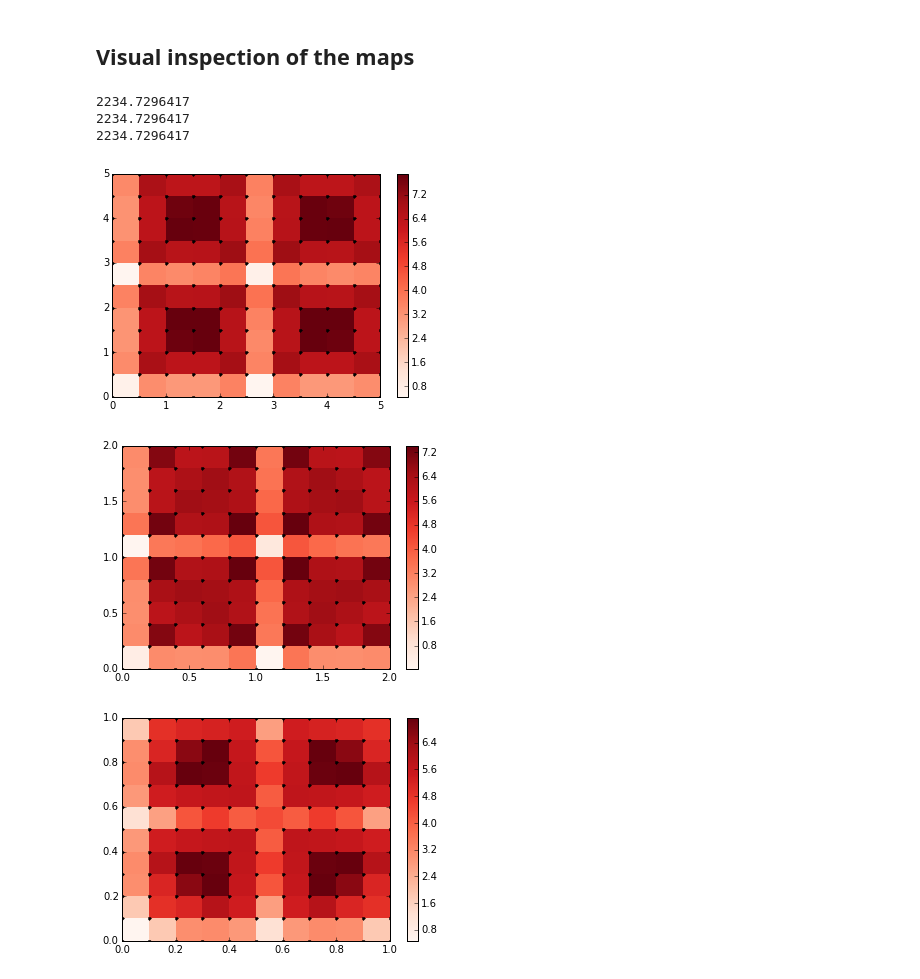
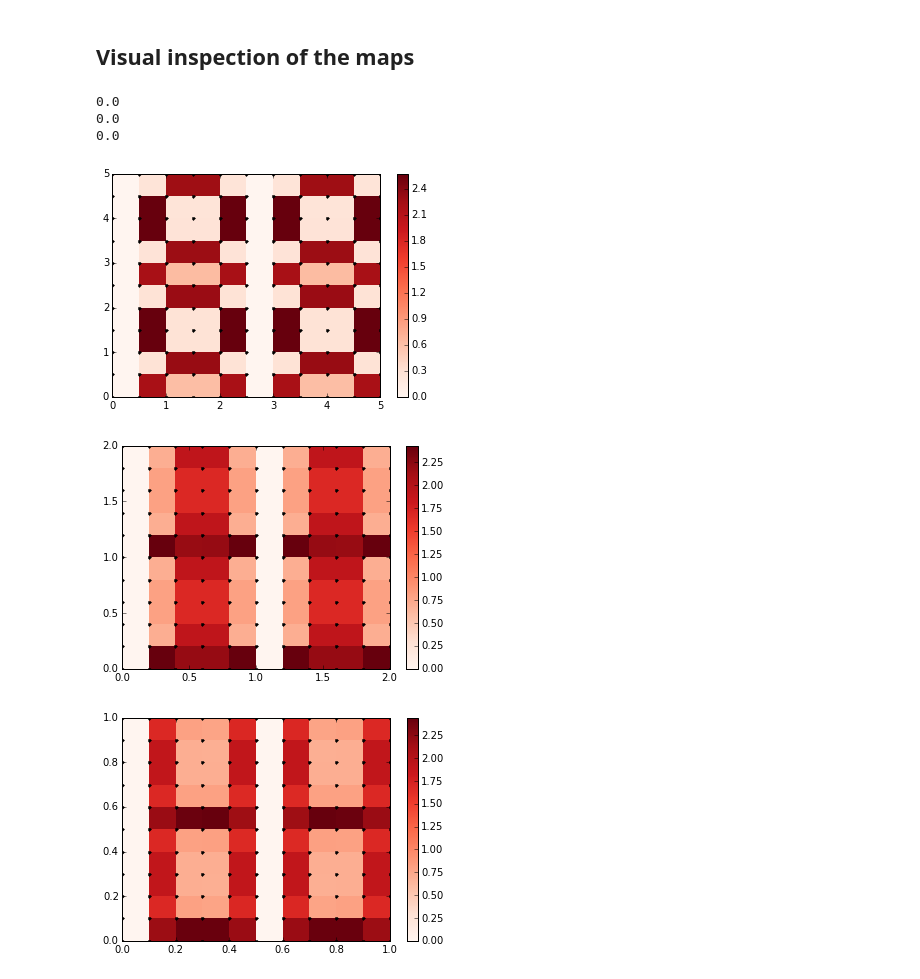
Before and after one commit to pinga-lab/paper-tesseroids, a Jupyter notebook: notebooks/tesseroid_vs_spherical_shell.ipynb, the cells around one changed output. Saved outputs shown, nothing was run; the diff lists cells and outputs as text; code cells hidden in the pictures.

```diff
--- a/notebooks/tesseroid_vs_spherical_shell.ipynb
+++ b/notebooks/tesseroid_vs_spherical_shell.ipynb
@@ -124,7 +124,7 @@ def make_model_file(size, top, bottom, density, verbose=False, return_mesh=False
         return fname
 # %%
 size = 30
-top, bottom = 0, -10000
+top, bottom = 1000, 0
 density = 2670
 model_file, mesh = make_model_file(size, top, bottom, density, verbose=True, return_mesh=True)
 # %% [output]
@@ -177,8 +172,8 @@ def calc_tess_effect(fname, height, size, ratio):
         tessgzz $fname $flag > $outfile
     return outfile
 # %%
-ratio = np.arange(0, 5.5, 0.5)
-height = 0.01*size*111e3
+ratio = np.arange(0, 7.5, 0.5)
+height = top + 1000
 # %%
 tess_out_files = [calc_tess_effect(model_file, height, size, r) for r in ratio]
 # %%
@@ -215,7 +214,8 @@ def calc_differences(shell, tess_files):
     diff = np.empty((10, ratio.size))
     for i, fname in enumerate(tess_files):
         tess = load_data(fname)
-        diff[:, i] = np.abs(shell - tess).max(axis=0)
+        d = np.abs(shell - tess).max(axis=0)
+        diff[:, i] = d
     return diff
 # %%
 diff = calc_differences(shell_data, tess_out_files)
@@ -262,12 +262,11 @@ To check if the results are dependent on the size of the tesseroids.
 # %%
 sizes = [5, 2, 1]
 # %%
-height = 1000
+height = top + 1000
 tess_files_per_size = []
 for s in sizes:
     print('Calculating size {}'.format(s))
     mfile = make_model_file(s, top, bottom, density)
-    #h = 0.01*s*111e3
     tess_files_per_size.append([calc_tess_effect(mfile, height, s, r) for r in ratio])
 # %% [output]
 Calculating size 5
@@ -340,20 +339,20 @@ Grombein, T., K. Seitz, and B. Heck (2013), Optimized formulas for the gravitati
 # %%
 for s in range(3):
     data = np.loadtxt(tess_files_per_size[s][np.where(ratio == 1)[0][0]])
     shape = (11, 11)
-    i = 3
+    i = 8
     lon, lat, f = data[:, 0].reshape(shape), data[:, 1].reshape(shape), data[:, i + 3].reshape(shape)
     shell = calc_shell_effect(height, top, bottom, density)[i]
     print shell
     d = np.abs(f - shell)
     plt.figure()
     plt.plot(lon, lat, '.k')
     plt.pcolor(lon, lat, d, cmap=plt.cm.Reds)#, vmin=-0.05, vmax=0.05)
     plt.colorbar()
 # %% [output]
-2234.7296417
-2234.7296417
-2234.7296417
+0.0
+0.0
+0.0
-[figure, old version]
+[figure, new version]
-[figure, old version]
+[figure, new version]
-[figure, old version]
+[figure, new version]
```
Also changed, not shown: parts of 9 cells of this notebook.
